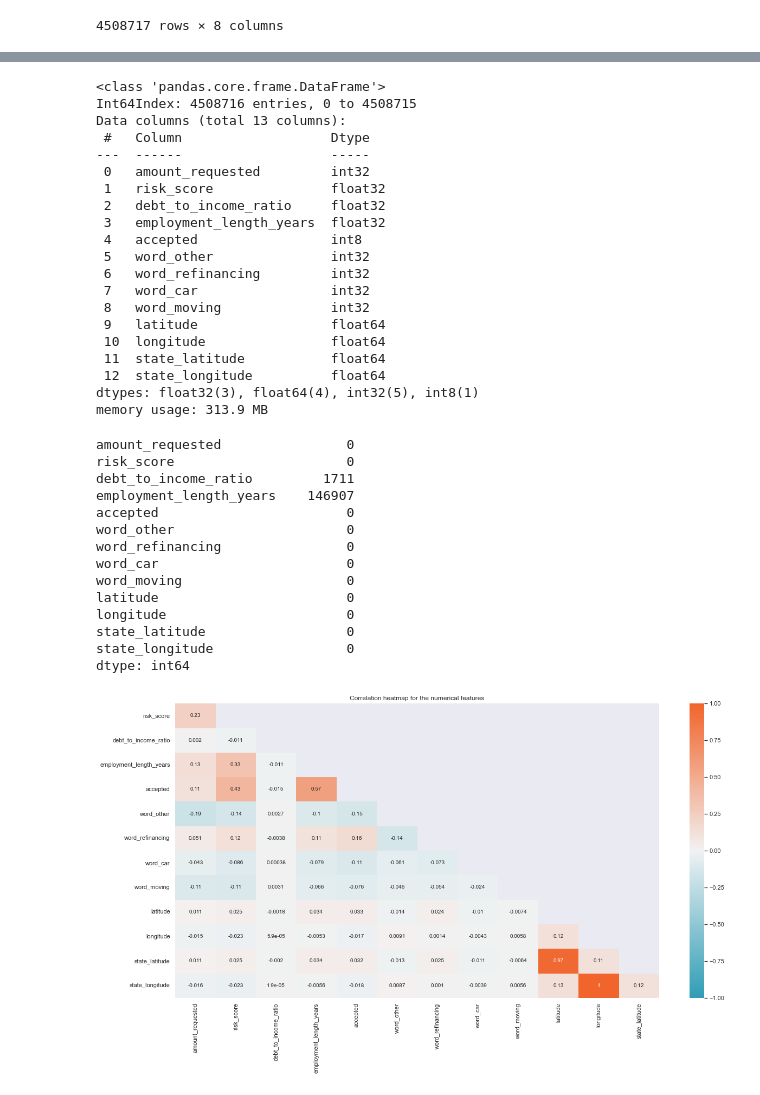
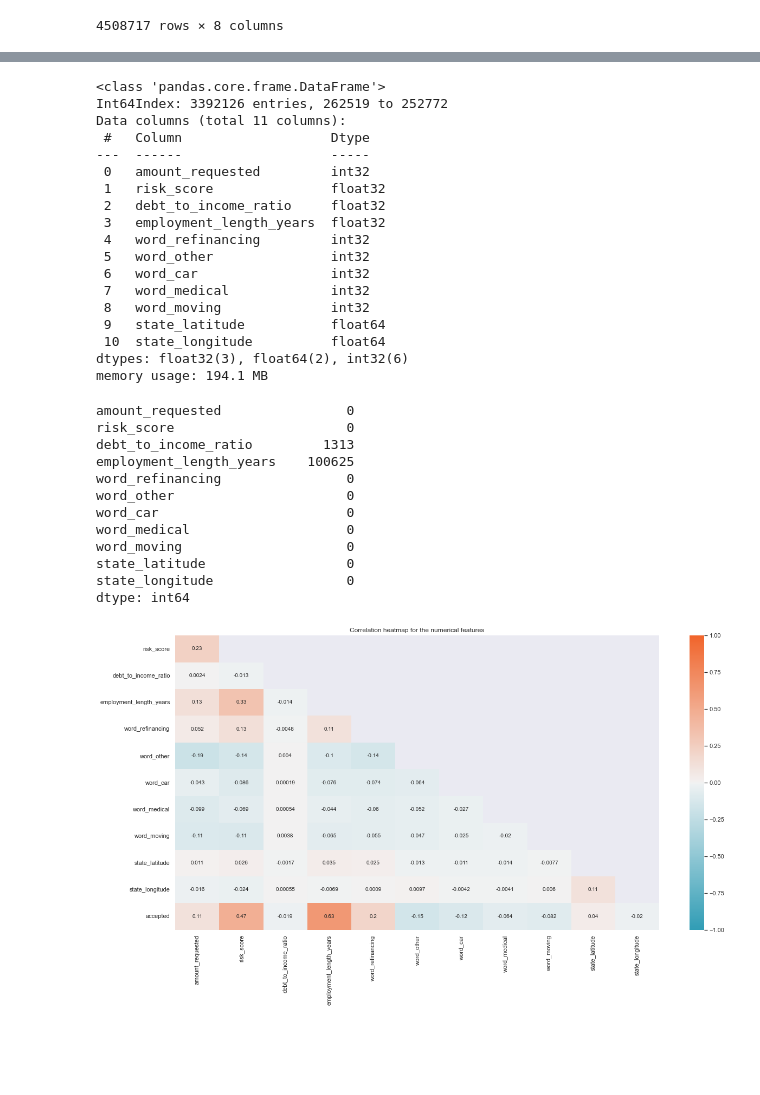
Before and after one commit to Ausmints/lending_club, a Jupyter notebook: Untitled.ipynb, the cells around one changed output, grey strips where cells are left out. Cells and saved outputs as stored; diff of their text form; code cells hidden in the pictures; blank space fills up the shorter version.

Commit message:
Update Untitled.ipynb
Started dealing with outliers and skewed columns

```diff
--- a/Untitled.ipynb
+++ b/Untitled.ipynb
@@ -662,5 +624,6 @@ class ExtractWords(BaseEstimator, TransformerMixin):
 # %%
-df = clean_data(df)
+df = df_copy
+del(df_copy)
 df
 # %% [output]
 |  | amount_requested | loan_title | risk_score | debt_to_income_ratio | zip_code | state | ... |
@@ -704,0 +649,2 @@ df2
+# %%
+df = df[df["accepted"]!=2]
@@ -704,0 +665,25 @@ df2
+# %%
+word_df = pd.Series([y for x in train_set["loan_title"].dropna().values.flatten() for y in x.split()]).value_counts().to_frame("total")
+word_df["total"] = (word_df["total"]/word_df["total"].sum()).round(3)
+for index, value in enumerate(["rejected", "accepted", "charged_off"]):
+    word_df[value] = pd.Series([y for x in train_set.loc[train_accepted == index, "loan_title"].dropna().values.flatten() for y in x.split()]).value_counts()
+    word_df[value] = (word_df[value]/word_df[value].sum()).round(3)
+
+difference_words = (word_df[np.abs(word_df["rejected"]-word_df["accepted"]) > 0.01]).index.to_list()
+
+word_df = pd.DataFrame(index=train_set.index)
+for word in difference_words:
+    word_df.loc[train_set["loan_title"].str.contains(fr"(?:^|\W){word}(?:$|\W)").fillna(False), word] = 1
+    word_df.loc[:, word] = word_df.loc[:, word].fillna(0).astype(int)
+
+    word_corr = word_df.corrwith(word_df[word])
+    multicoll_list = word_corr[(word_corr > 0.7) & (word_corr.index != word)].index.tolist()
+    if multicoll_list:
+        for multicoll_name in multicoll_list:
+            if np.abs(word_df[multicoll_name].corr(train_accepted)) < np.abs(word_df[word].corr(train_accepted)):
+                word_df = word_df.drop(multicoll_name, axis=1)
+            else:
+                word_df = word_df.drop(word, axis=1)
+                break
+difference_words = word_df.columns.to_list()
+difference_words
@@ -705,13 +692,11 @@ df2
 # %%
-df2 = df.copy()
-
 preprocessor = Pipeline(
     [
-        ("extract_words", ExtractWords()),
-        ("zip_to_coords", ZipStateToCoordinates(state_coord_means, bin_coord_means, state=False)),
+        ("extract_words", ExtractWords(difference_words)),
+        ("zip_to_coords", ZipStateToCoordinates(state_coord_means, bin_coord_means, state=True)),
     ]
 )
 
-df2 = preprocessor.fit_transform(df2)
-df2
+train_set = preprocessor.fit_transform(train_set)
+train_set
 # %% [output]
@@ -731,52 +717,48 @@ df2
 # %%
-df2.info()
+train_set.info()
 # %% [output]
 <class 'pandas.core.frame.DataFrame'>
-Int64Index: 4508716 entries, 0 to 4508715
-Data columns (total 13 columns):
+Int64Index: 3392126 entries, 262519 to 252772
+Data columns (total 11 columns):
  #   Column                   Dtype
 ---  ------                   -----
  0   amount_requested         int32
  1   risk_score               float32
  2   debt_to_income_ratio     float32
  3   employment_length_years  float32
- 4   accepted                 int8
+ 4   word_refinancing         int32
  5   word_other               int32
- 6   word_refinancing         int32
- 7   word_car                 int32
+ 6   word_car                 int32
+ 7   word_medical             int32
  8   word_moving              int32
- 9   latitude                 float64
- 10  longitude                float64
- 11  state_latitude           float64
- 12  state_longitude          float64
-dtypes: float32(3), float64(4), int32(5), int8(1)
-memory usage: 313.9 MB
+ 9   state_latitude           float64
+ 10  state_longitude          float64
+dtypes: float32(3), float64(2), int32(6)
+memory usage: 194.1 MB
 # %%
-df2.isnull().sum()
+train_set.isnull().sum()
 # %% [output]
 amount_requested                0
 risk_score                      0
-debt_to_income_ratio         1711
-employment_length_years    146907
-accepted                        0
+debt_to_income_ratio         1313
+employment_length_years    100625
+word_refinancing                0
 word_other                      0
-word_refinancing                0
 word_car                        0
+word_medical                    0
 word_moving                     0
-latitude                        0
-longitude                       0
 state_latitude                  0
 state_longitude                 0
 dtype: int64
 # %%
 cmap = sns.diverging_palette(217, 22, 90, 60, as_cmap=True)
-mask = np.triu(np.ones_like(df2.corr(), dtype=bool))
+mask = np.triu(np.ones_like(train_set.join(train_accepted).corr(), dtype=bool))
 mask = mask[1:, :-1]
-corr = df2.corr().iloc[1:, :-1].copy()
+corr = train_set.join(train_accepted).corr().iloc[1:, :-1].copy()
 
 plt.figure(figsize=(20, 10))
 ax = sns.heatmap(corr, cmap=cmap, mask=mask, annot=True, vmin=-1, vmax=1)
 ax.set_title("Correlation heatmap for the numerical features")
 plt.show()
 # %% [output]
-[figure, old version]
+[figure, new version]
```
Also changed, not shown: parts of 35 cells of this notebook.
